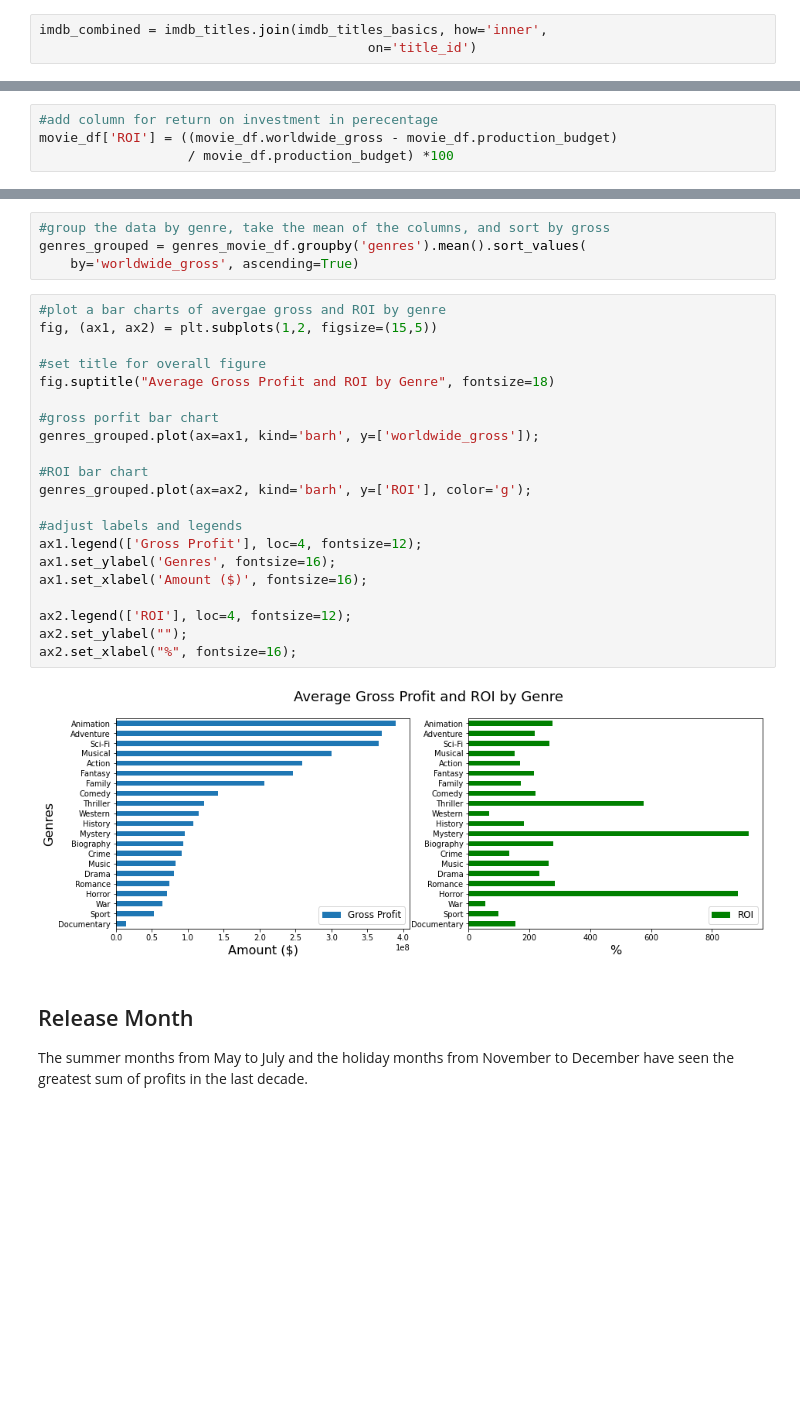
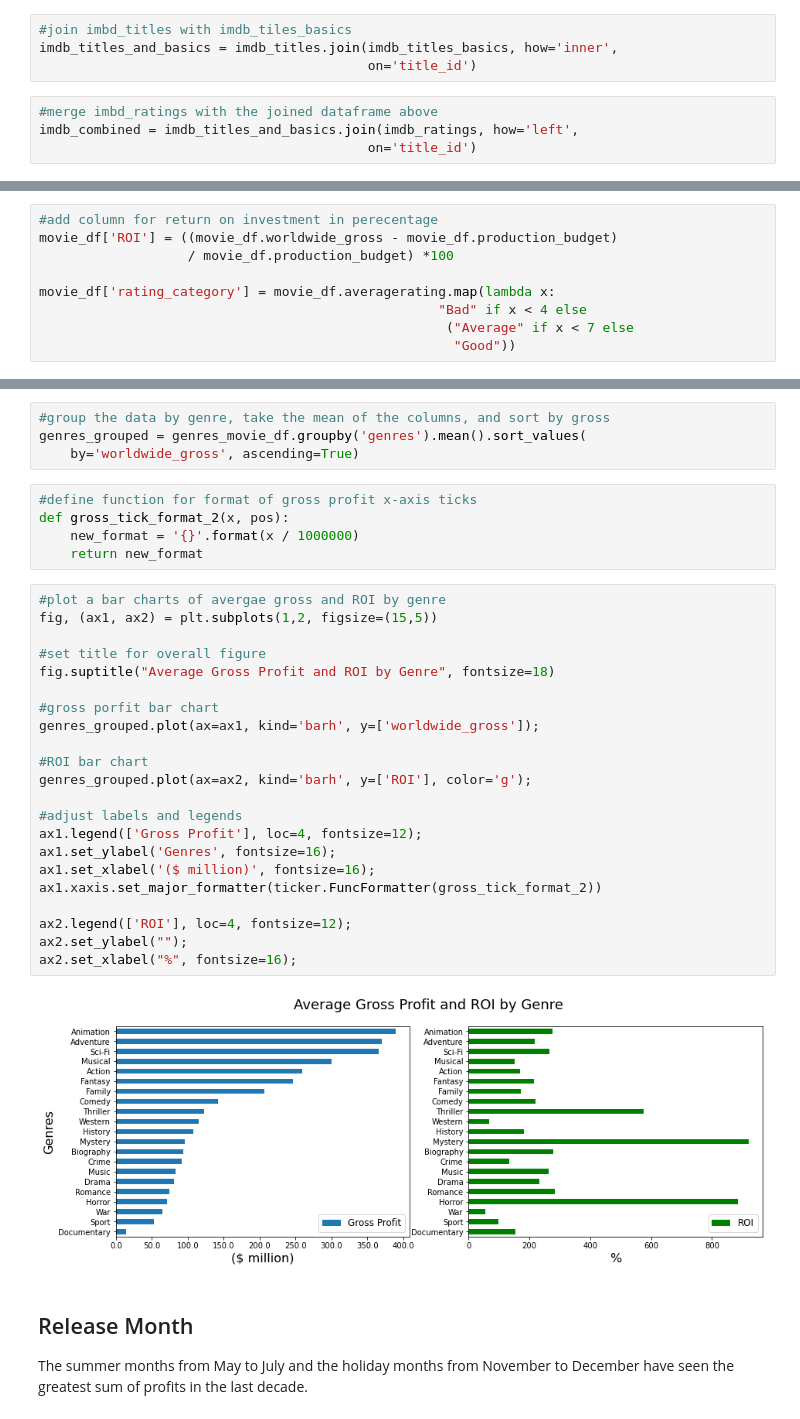
Before and after one commit to bentoler22/Flatiron_Phase_1_Project, a Jupyter notebook: student.ipynb, the cells around one changed output, grey strips where cells are left out. Cells and saved outputs as stored; diff of their text form; blank space fills up the shorter version.

```diff
--- a/student.ipynb
+++ b/student.ipynb
@@ -154,6 +180,11 @@ imdb_titles_basics.set_index('tconst', inplace=True)
 # %%
-imdb_combined = imdb_titles.join(imdb_titles_basics, how='inner',
+#join imbd_titles with imdb_tiles_basics
+imdb_titles_and_basics = imdb_titles.join(imdb_titles_basics, how='inner',
                                           on='title_id')
+# %%
+#merge imbd_ratings with the joined dataframe above
+imdb_combined = imdb_titles_and_basics.join(imdb_ratings, how='left',
+                                          on='title_id')
 # %%
 imdb_combined.head()
 # %% [output]
@@ -195,6 +226,11 @@ Using the production budget and gross profit columns, I create a new column for
 #add column for return on investment in perecentage
 movie_df['ROI'] = ((movie_df.worldwide_gross - movie_df.production_budget)
                    / movie_df.production_budget) *100
+
+movie_df['rating_category'] = movie_df.averagerating.map(lambda x:
+                                                   "Bad" if x < 4 else
+                                                    ("Average" if x < 7 else
+                                                     "Good"))
 # %% [markdown]
 # Analysis
 # %%
@@ -249,29 +302,35 @@ genres_movie_df = movie_df.explode('genres')
 #group the data by genre, take the mean of the columns, and sort by gross
 genres_grouped = genres_movie_df.groupby('genres').mean().sort_values(
     by='worldwide_gross', ascending=True)
+# %%
+#define function for format of gross profit x-axis ticks
+def gross_tick_format_2(x, pos):
+    new_format = '{}'.format(x / 1000000)
+    return new_format
 # %%
 #plot a bar charts of avergae gross and ROI by genre
 fig, (ax1, ax2) = plt.subplots(1,2, figsize=(15,5))
 
 #set title for overall figure
 fig.suptitle("Average Gross Profit and ROI by Genre", fontsize=18)
 
 #gross porfit bar chart
 genres_grouped.plot(ax=ax1, kind='barh', y=['worldwide_gross']);
 
 #ROI bar chart
 genres_grouped.plot(ax=ax2, kind='barh', y=['ROI'], color='g');
 
 #adjust labels and legends
 ax1.legend(['Gross Profit'], loc=4, fontsize=12);
 ax1.set_ylabel('Genres', fontsize=16);
-ax1.set_xlabel('Amount ($)', fontsize=16);
+ax1.set_xlabel('($ million)', fontsize=16);
+ax1.xaxis.set_major_formatter(ticker.FuncFormatter(gross_tick_format_2))
 
 ax2.legend(['ROI'], loc=4, fontsize=12);
 ax2.set_ylabel("");
 ax2.set_xlabel("%", fontsize=16);
 # %% [output]
-[figure, old version]
+[figure, new version]
 # %% [markdown]
 ## Release Month
 The summer months from May to July and the holiday months from November to December have seen the greatest sum of profits in the last decade.
```
Also changed, not shown: parts of 28 cells of this notebook, 3 other files.
